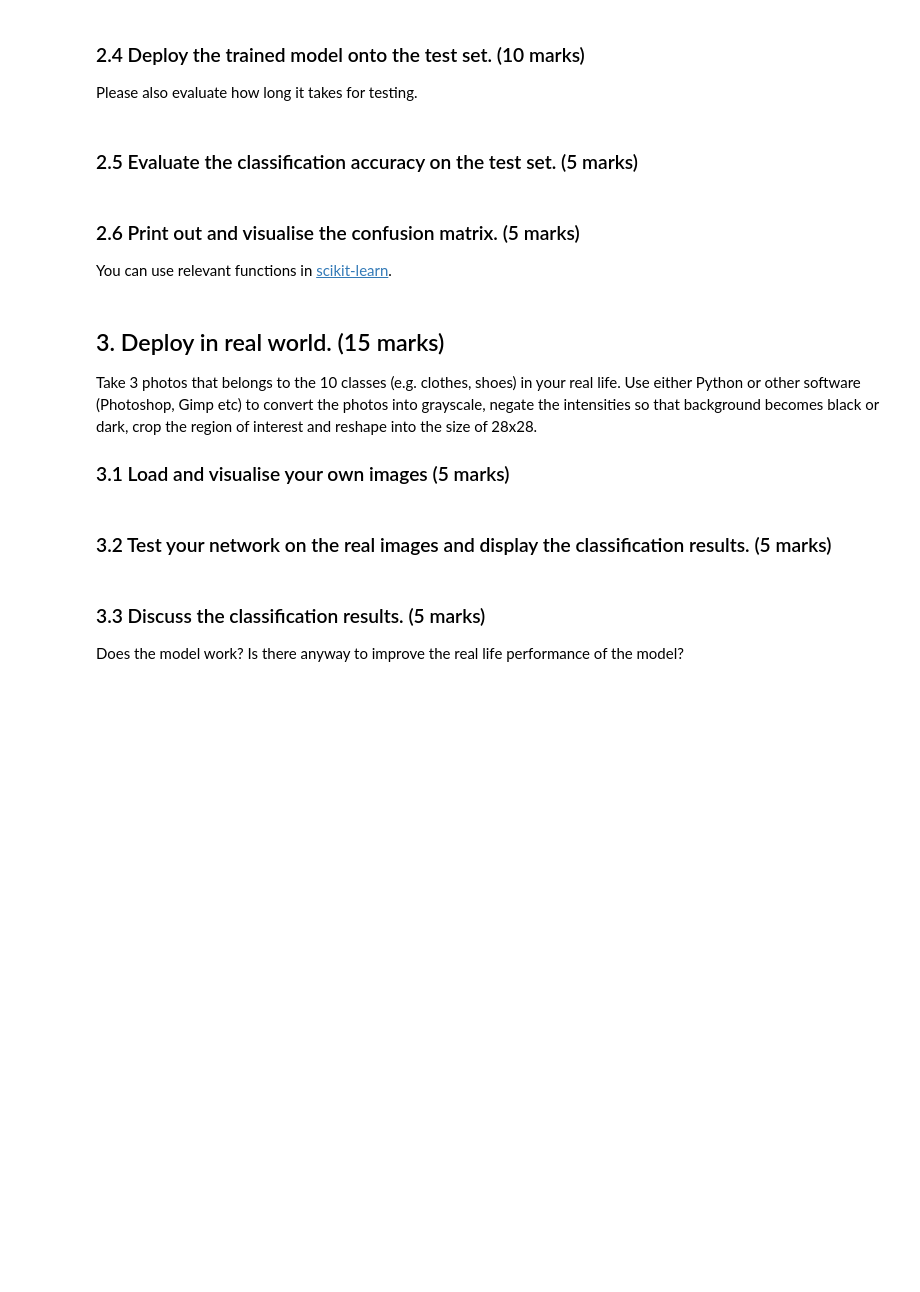
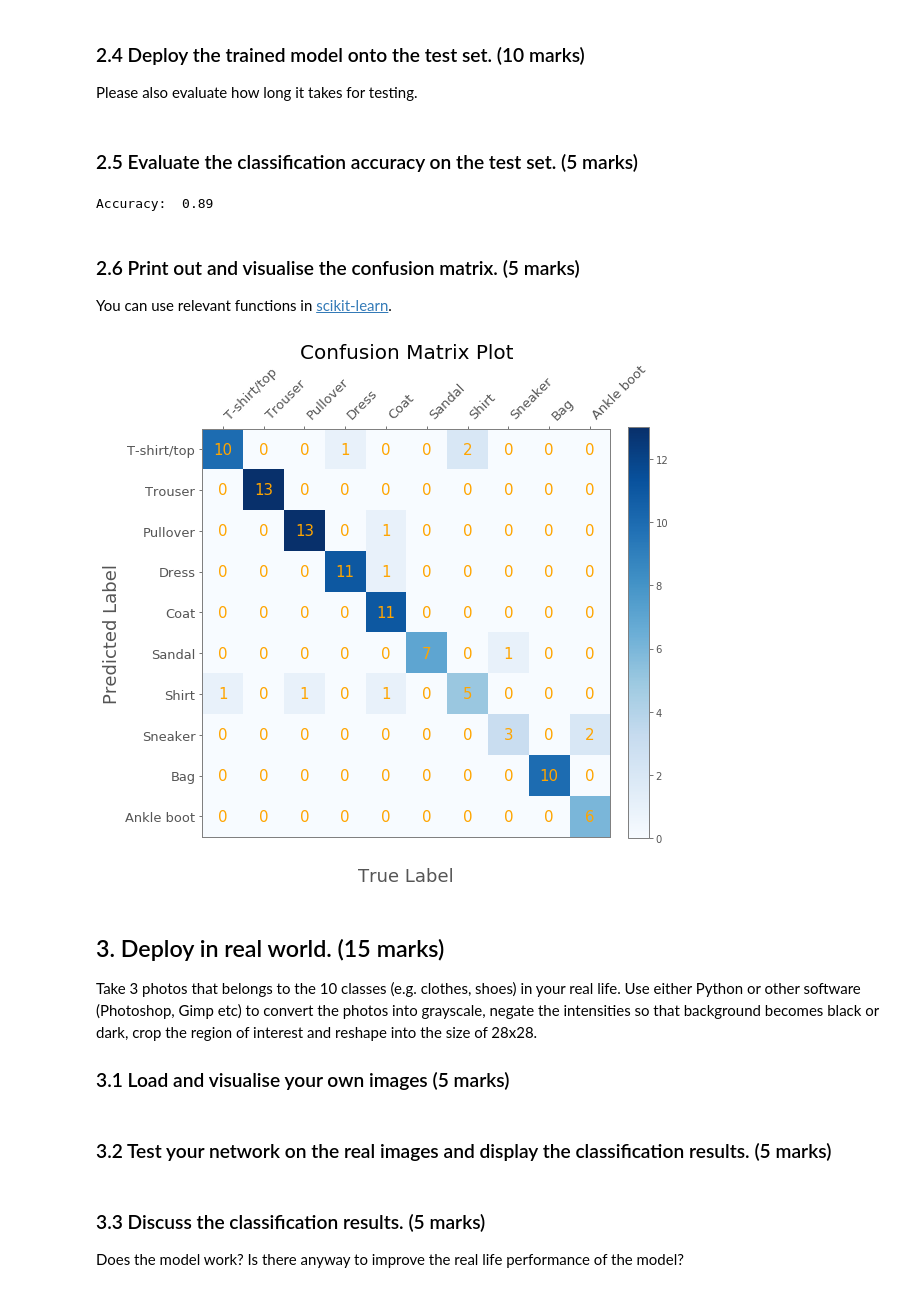
Before and after one commit to iurietarlev/computer_vision, a Jupyter notebook: coursework_2/coursework_2.ipynb, the cells around one changed output. Drawn from its saved outputs; the diff is of its cells as text; code cells hidden in the pictures; blank space fills up the shorter version.

Commit message:
completed the training and plotted the confusion matrix

```diff
--- a/coursework_2/coursework_2.ipynb
+++ b/coursework_2/coursework_2.ipynb
@@ -253,11 +275,79 @@ RuntimeError: expected scalar type Long but found Float
 # %% [markdown]
 ### 2.4 Deploy the trained model onto the test set. (10 marks)
 Please also evaluate how long it takes for testing.
+# %%
+model.eval()
+with torch.no_grad():
+    correct=0
+    total=0
+
+    img = train_image.astype(np.float32)
+    lab = train_label
+
+    img_batches = np.array_split(img, nr_batches)
+    lab_batches = np.array_split(lab, nr_batches)
+
+    for img_batch, lab_batch in zip(img_batches, lab_batches):
+        images = torch.from_numpy(img_batch)[:, None, :, :]
+        labels = torch.from_numpy(lab_batch)
+
+        outputs = model(images)
+        _, predicted = torch.max(outputs.data,1)
+        total += labels.size(0)
+        correct += (predicted == labels).sum().item()
 # %% [markdown]
 ### 2.5 Evaluate the classification accuracy on the test set. (5 marks)
+# %%
+print("Accuracy: ", metrics.accuracy_score(labels, predicted))
+# %% [output]
+Accuracy:  0.89
 # %% [markdown]
 ### 2.6 Print out and visualise the confusion matrix. (5 marks)
 You can use relevant functions in [scikit-learn](https://scikit-learn.org/stable/modules/classes.html#module-sklearn.metrics).
+# %%
+cm = metrics.confusion_matrix(labels, predicted)
+
+fig = plt.figure(figsize=(8,8))
+ax = fig.add_subplot(111)
+cax = ax.matshow(cm,cmap=plt.cm.Blues)
+fig.colorbar(cax, fraction=0.046, pad=0.04)
+ax.grid(False)
+
+#annotate with exact numbers in boxes
+for i in range(len(cm)):
+    for j in range(len(cm)):
+        plt.annotate(cm[i,j],xy=(j,i),
+                     horizontalalignment='center',
+                     verticalalignment='center',
+                     size=15,color='orange')
+
+plt.title("Confusion Matrix Plot", pad = 50, fontdict={'fontsize': 20})
+
+# plt.xticks(range(len(class_name)), class_name, rotation=45)
+# plt.yticks(range(len(class_name)), class_name)
+
+# want a more natural, table-like display
+# ax.invert_yaxis()
+# ax.invert_yaxis()
+
+ax.xaxis.tick_top()
+
+ax.tick_params(axis='both', labelsize=13)
+ax.set_yticks(range(len(class_name)),minor=False)
+ax.set_xticks(range(len(class_name)), minor=False)
+ax.set_xticklabels(class_name, minor=False, rotation=45, ha='left')
+ax.set_yticklabels(class_name, minor=False)
+#ax.xaxis.set_ticks_position('bottom')
+
+plt.xlabel('True Label', fontsize=18, labelpad=30)
+plt.ylabel('Predicted Label', fontsize=18)
+ax.set_ylim(10-0.5, -0.5)
+
+plt.rcParams["axes.edgecolor"] = "0.6"
+plt.rcParams["axes.grid"] = False
+plt.show()
+# %% [output]
+[figure, added]
 # %% [markdown]
 ## 3. Deploy in real world. (15 marks)
 
```
Also changed, not shown: parts of 4 cells of this notebook.
